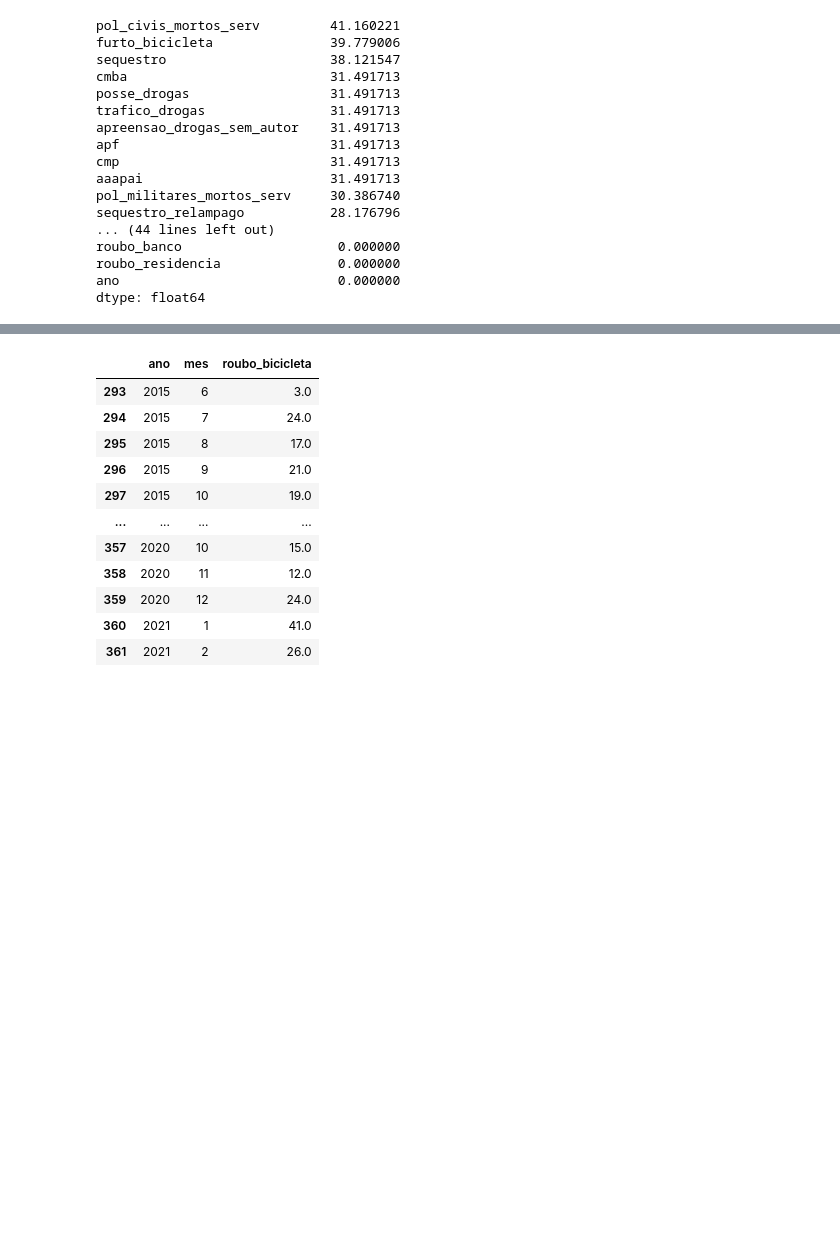
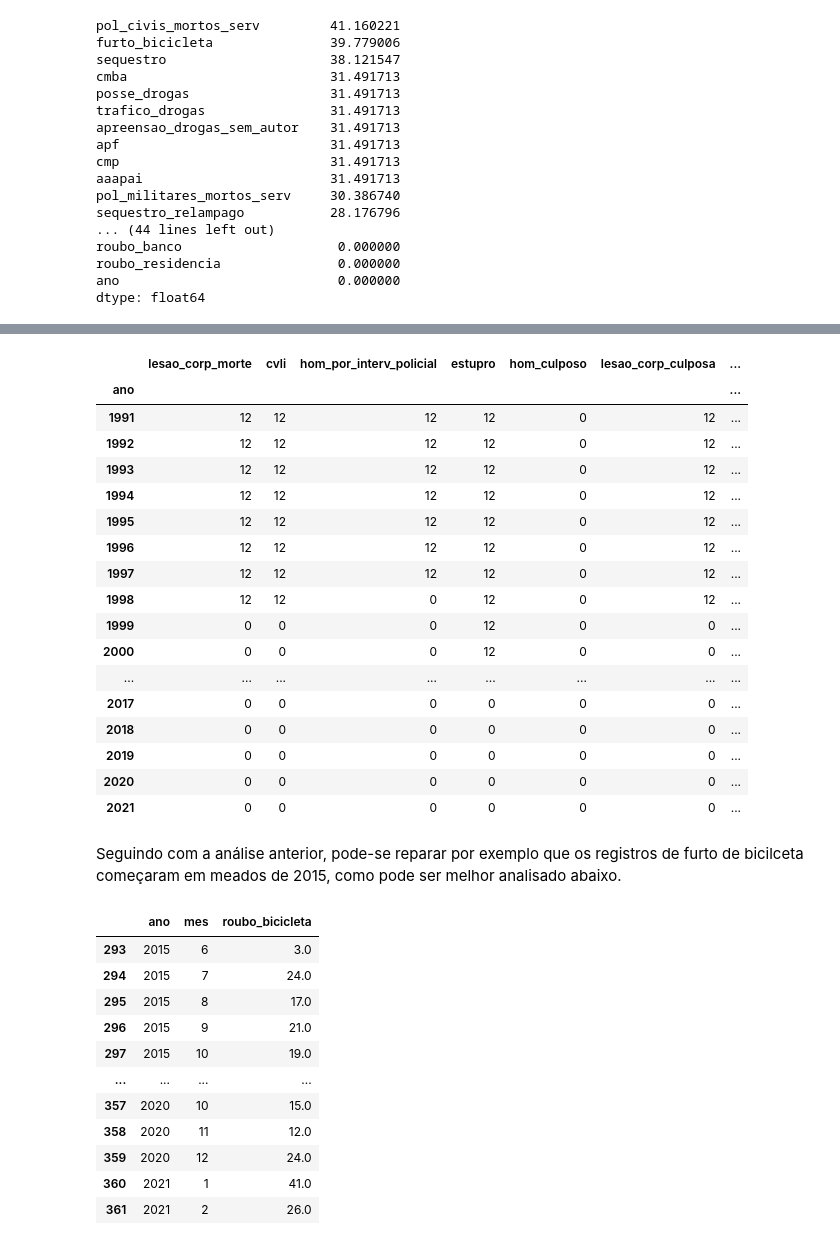
Before and after one commit to GabrielCheu/Data-Science-Projects, a Jupyter notebook: Analisando_a_Violência_no_Rio_de_Janeiro.ipynb, the cells around one changed output, grey strips where cells are left out. Cells and saved outputs as stored; diff of their text form; code cells hidden in the pictures; blank space fills up the shorter version.

```diff
--- a/Analisando_a_Violência_no_Rio_de_Janeiro.ipynb
+++ b/Analisando_a_Violência_no_Rio_de_Janeiro.ipynb
@@ -132 +137,24 @@ dtype: float64
+# %%
+(((df.set_index('ano').isna()) | (df.set_index('ano')==" ")).sum(level=0)).drop(columns=['mes','hom_doloso','latrocinio','letalidade_violenta','tentat_hom','lesao_corp_dolosa'])
+# %% [output]
+|  | lesao_corp_morte | cvli | hom_por_interv_policial | estupro | hom_culposo | lesao_corp_culposa | ... |
+| ano |  |  |  |  |  |  | ... |
+| 1991 | 12 | 12 | 12 | 12 | 0 | 12 | ... |
+| 1992 | 12 | 12 | 12 | 12 | 0 | 12 | ... |
+| 1993 | 12 | 12 | 12 | 12 | 0 | 12 | ... |
+| 1994 | 12 | 12 | 12 | 12 | 0 | 12 | ... |
+| 1995 | 12 | 12 | 12 | 12 | 0 | 12 | ... |
+| 1996 | 12 | 12 | 12 | 12 | 0 | 12 | ... |
+| 1997 | 12 | 12 | 12 | 12 | 0 | 12 | ... |
+| 1998 | 12 | 12 | 0 | 12 | 0 | 12 | ... |
+| 1999 | 0 | 0 | 0 | 12 | 0 | 0 | ... |
+| 2000 | 0 | 0 | 0 | 12 | 0 | 0 | ... |
+| ... | ... | ... | ... | ... | ... | ... | ... |
+| 2017 | 0 | 0 | 0 | 0 | 0 | 0 | ... |
+| 2018 | 0 | 0 | 0 | 0 | 0 | 0 | ... |
+| 2019 | 0 | 0 | 0 | 0 | 0 | 0 | ... |
+| 2020 | 0 | 0 | 0 | 0 | 0 | 0 | ... |
+| 2021 | 0 | 0 | 0 | 0 | 0 | 0 | ... |
+# %% [markdown]
+Seguindo com a análise anterior, pode-se reparar por exemplo que os registros de furto de bicilceta começaram em meados de 2015, como pode ser melhor analisado abaixo.
 # %%
```
Also changed, not shown: parts of 5 cells of this notebook.
